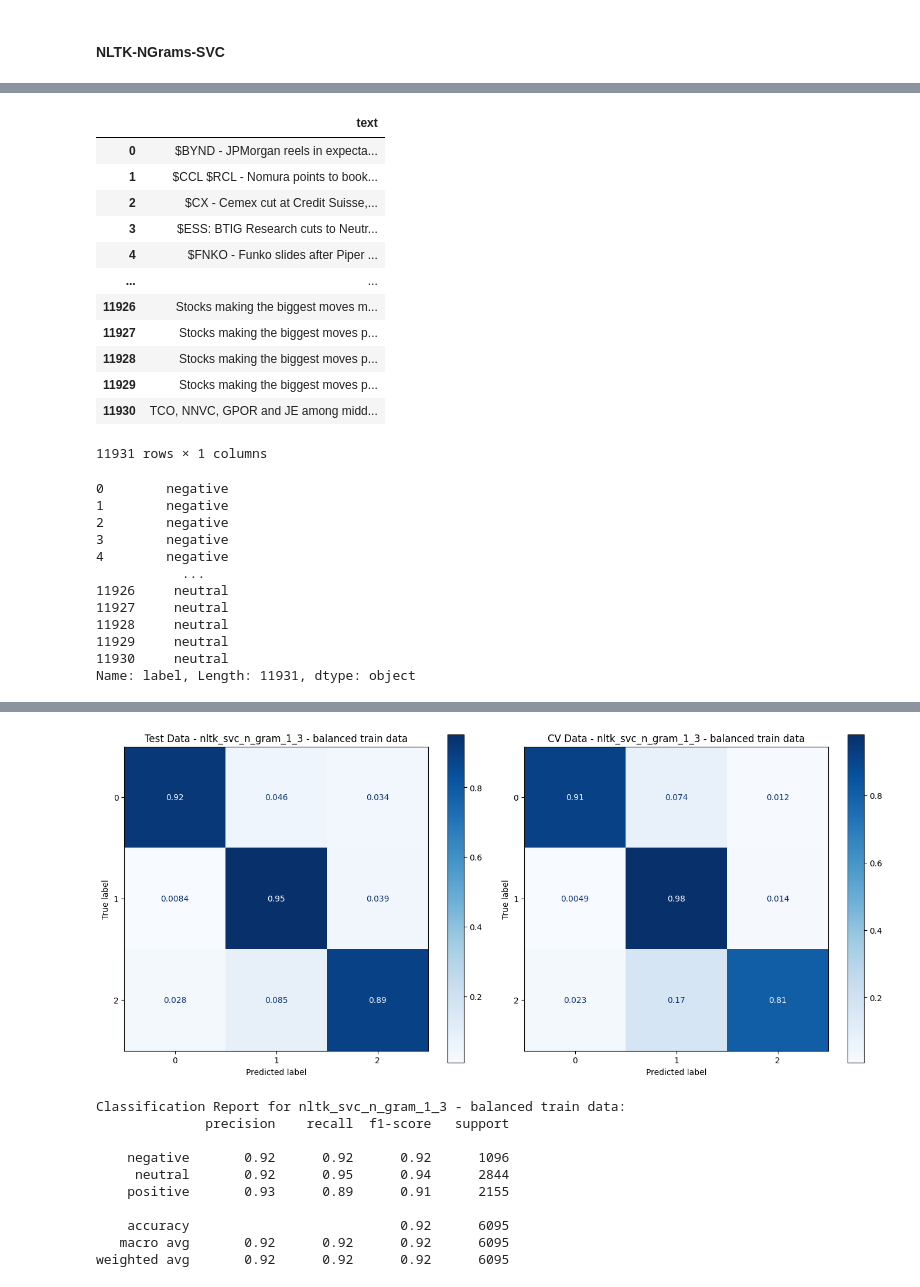
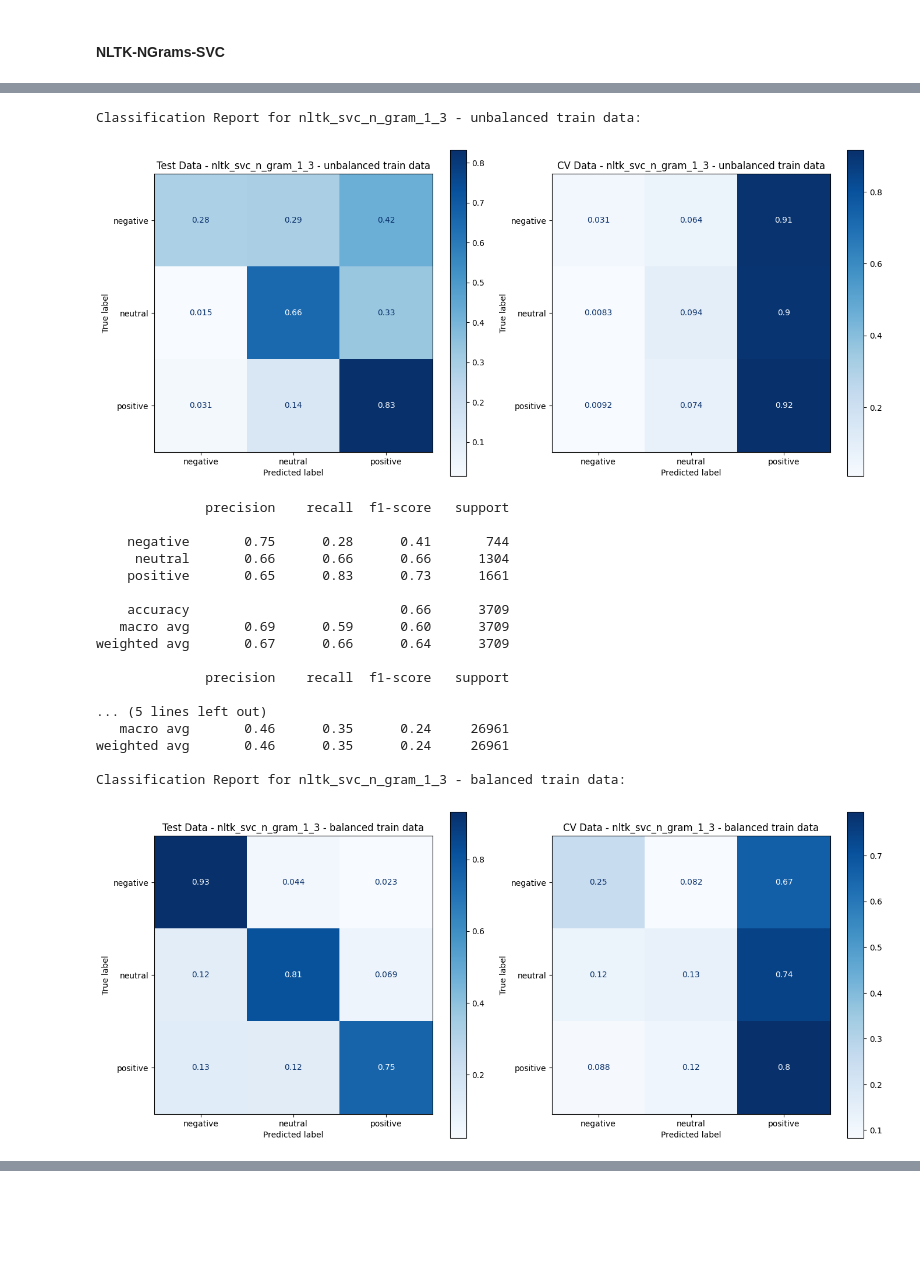
Before and after one commit to NiklasSeitherDHBW/NLP-CrowdFlow, a Jupyter notebook: src/models.ipynb, the cells around one changed output, grey strips where cells are left out. Drawn from its saved outputs; the diff is of its cells as text; code cells hidden in the pictures; blank space fills up the shorter version.

```diff
--- a/src/models.ipynb
+++ b/src/models.ipynb
@@ -228,7 +214,7 @@ weighted avg       0.93      0.92      0.92      6095
 # %%
 from sklearn.svm import SVC
 nltk_svc_ngram_1_3_model = utils.CustomPipeline(
-    df_tweets,
+    df,
     FEATURES,
     TARGET,
     df_cv = df_cv,
@@ -237,8 +223,8 @@ nltk_svc_ngram_1_3_model = utils.CustomPipeline(
              transformers=[
                 (f'nltk_{feature}', Pipeline([
                 ('compound_splitter', utils.CompoundWordSplitter()),
-                ('tokenizer', utils.NLTKTokenizer()),
-                ('tfidf', (TfidfVectorizer(ngram_range=(1, 3)))),
+                ('tokenizer', utils.NLTKTokenizer(True)),
+                ('tfidf', (TfidfVectorizer(preprocessor=None, tokenizer=None, ngram_range=(1, 3)))),
             ]), feature) for feature in FEATURES]
         )),
         ("classifier", SVC(random_state=config.RANDOM_STATE))
@@ -256,29 +242,24 @@ nltk_svc_ngram_1_3_model.fit(False)
 # %%
-# nltk_svc_ngram_1_3_model.evaluate(False)
+nltk_svc_ngram_1_3_model.evaluate(False)
 nltk_svc_ngram_1_3_model.evaluate(True)
 # %% [output]
-|  | text |
-| 0 | $BYND - JPMorgan reels in expecta... |
-| 1 | $CCL $RCL - Nomura points to book... |
-| 2 | $CX - Cemex cut at Credit Suisse,... |
-| 3 | $ESS: BTIG Research cuts to Neutr... |
-| 4 | $FNKO - Funko slides after Piper ... |
-| ... | ... |
-| 11926 | Stocks making the biggest moves m... |
-| 11927 | Stocks making the biggest moves p... |
-| 11928 | Stocks making the biggest moves p... |
-| 11929 | Stocks making the biggest moves p... |
-| 11930 | TCO, NNVC, GPOR and JE among midd... |
-11931 rows × 1 columns
+Classification Report for nltk_svc_n_gram_1_3 - unbalanced train data:
+[figure, new version]
-0        negative
-1        negative
-2        negative
-3        negative
-4        negative
-           ...
-11926     neutral
-11927     neutral
-11928     neutral
-11929     neutral
-11930     neutral
-Name: label, Length: 11931, dtype: object
+              precision    recall  f1-score   support
+
+    negative       0.75      0.28      0.41       744
+     neutral       0.66      0.66      0.66      1304
+    positive       0.65      0.83      0.73      1661
+
+    accuracy                           0.66      3709
+   macro avg       0.69      0.59      0.60      3709
+weighted avg       0.67      0.66      0.64      3709
+
+              precision    recall  f1-score   support
+
+... (5 lines left out)
+   macro avg       0.46      0.35      0.24     26961
+weighted avg       0.46      0.35      0.24     26961
+
+Classification Report for nltk_svc_n_gram_1_3 - balanced train data:
+[figure, added]
@@ -287,13 +285,2 @@ array(['neutral', 'negative', 'negative', ..., 'neutral', 'neutral',
-[figure, old version]
-Classification Report for nltk_svc_n_gram_1_3 - balanced train data:
-              precision    recall  f1-score   support
-
-    negative       0.92      0.92      0.92      1096
-     neutral       0.92      0.95      0.94      2844
-    positive       0.93      0.89      0.91      2155
-
-    accuracy                           0.92      6095
-   macro avg       0.92      0.92      0.92      6095
-weighted avg       0.92      0.92      0.92      6095
 # %%
 nltk_svc_ngram_1_3_model.dump("../res/models")
```
Also changed, not shown: parts of 15 cells of this notebook.
